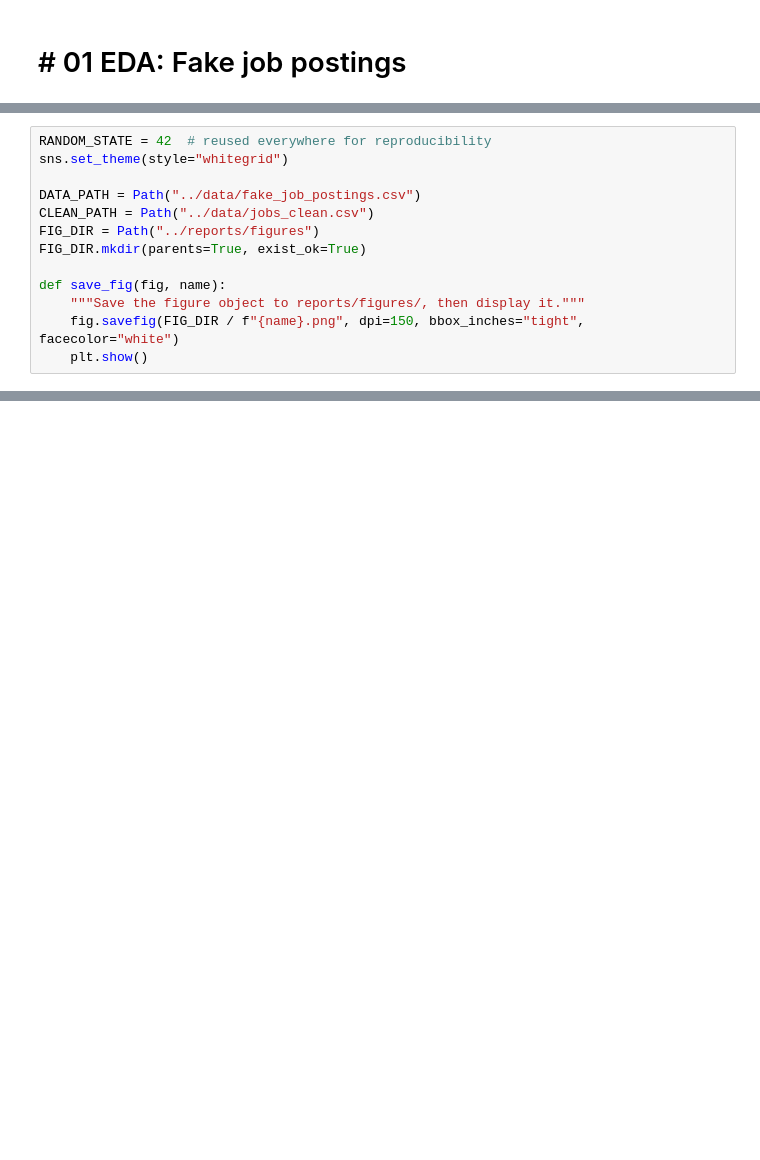
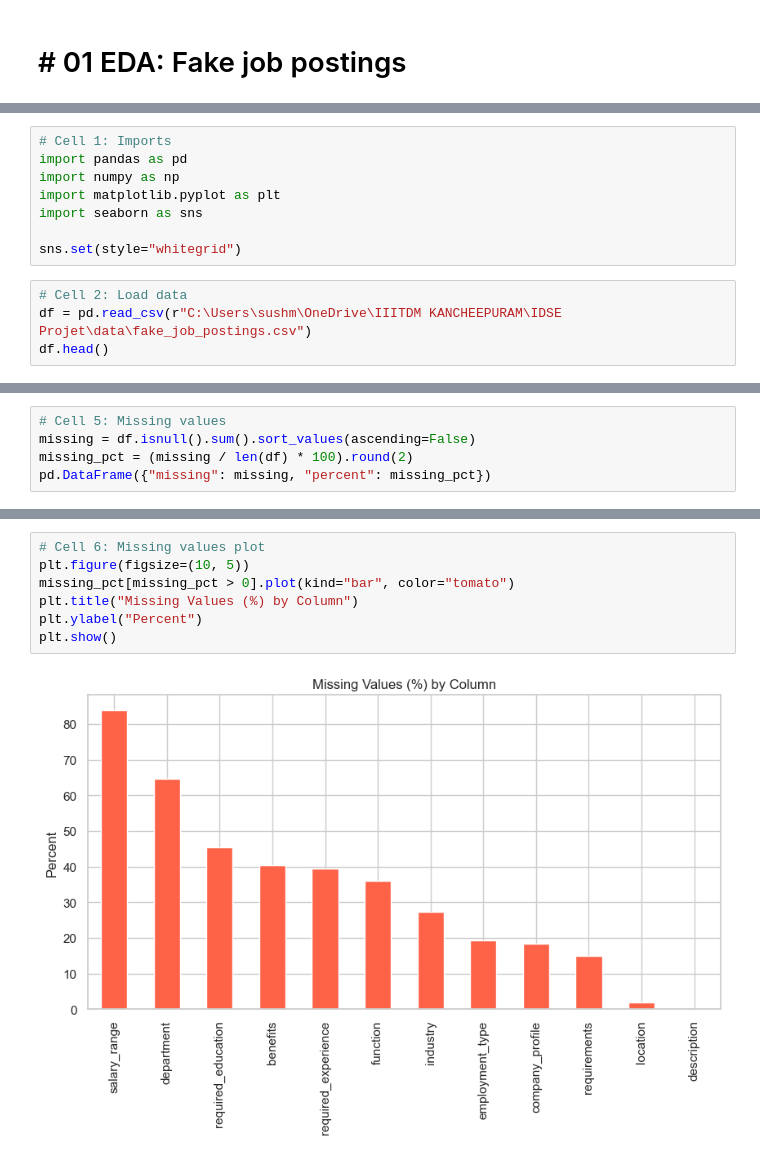
Before and after one commit to SushmithaDurai/IDSE-Project-Fake-Job-posting-Detection, a Jupyter notebook: notebooks/01_eda.ipynb, the cells around one changed output, grey strips where cells are left out. Saved outputs shown, nothing was run; the diff lists cells and outputs as text; blank space fills up the shorter version.

```diff
--- a/notebooks/01_eda.ipynb
+++ b/notebooks/01_eda.ipynb
@@ -12,13 +2,0 @@ import seaborn as sns
-# %%
-RANDOM_STATE = 42  # reused everywhere for reproducibility
-sns.set_theme(style="whitegrid")
-
-DATA_PATH = Path("../data/fake_job_postings.csv")
-CLEAN_PATH = Path("../data/jobs_clean.csv")
-FIG_DIR = Path("../reports/figures")
-FIG_DIR.mkdir(parents=True, exist_ok=True)
-
-def save_fig(fig, name):
-    """Save the figure object to reports/figures/, then display it."""
-    fig.savefig(FIG_DIR / f"{name}.png", dpi=150, bbox_inches="tight", facecolor="white")
-    plt.show()
@@ -355,0 +3,12 @@ Saved: ..\data\jobs_clean.csv | rows: 17599
+# %%
+# Cell 1: Imports
+import pandas as pd
+import numpy as np
+import matplotlib.pyplot as plt
+import seaborn as sns
+
+sns.set(style="whitegrid")
+# %%
+# Cell 2: Load data
+df = pd.read_csv(r"C:\Users\sushm\OneDrive\IIITDM KANCHEEPURAM\IDSE Projet\data\fake_job_postings.csv")
+df.head()
@@ -355,0 +65,5 @@ Saved: ..\data\jobs_clean.csv | rows: 17599
+# %%
+# Cell 5: Missing values
+missing = df.isnull().sum().sort_values(ascending=False)
+missing_pct = (missing / len(df) * 100).round(2)
+pd.DataFrame({"missing": missing, "percent": missing_pct})
@@ -355,0 +88,9 @@ Saved: ..\data\jobs_clean.csv | rows: 17599
+# %%
+# Cell 6: Missing values plot
+plt.figure(figsize=(10, 5))
+missing_pct[missing_pct > 0].plot(kind="bar", color="tomato")
+plt.title("Missing Values (%) by Column")
+plt.ylabel("Percent")
+plt.show()
+# %% [output]
+[figure, added]
```
Also changed, not shown: parts of 47 cells of this notebook, 9 other files.
